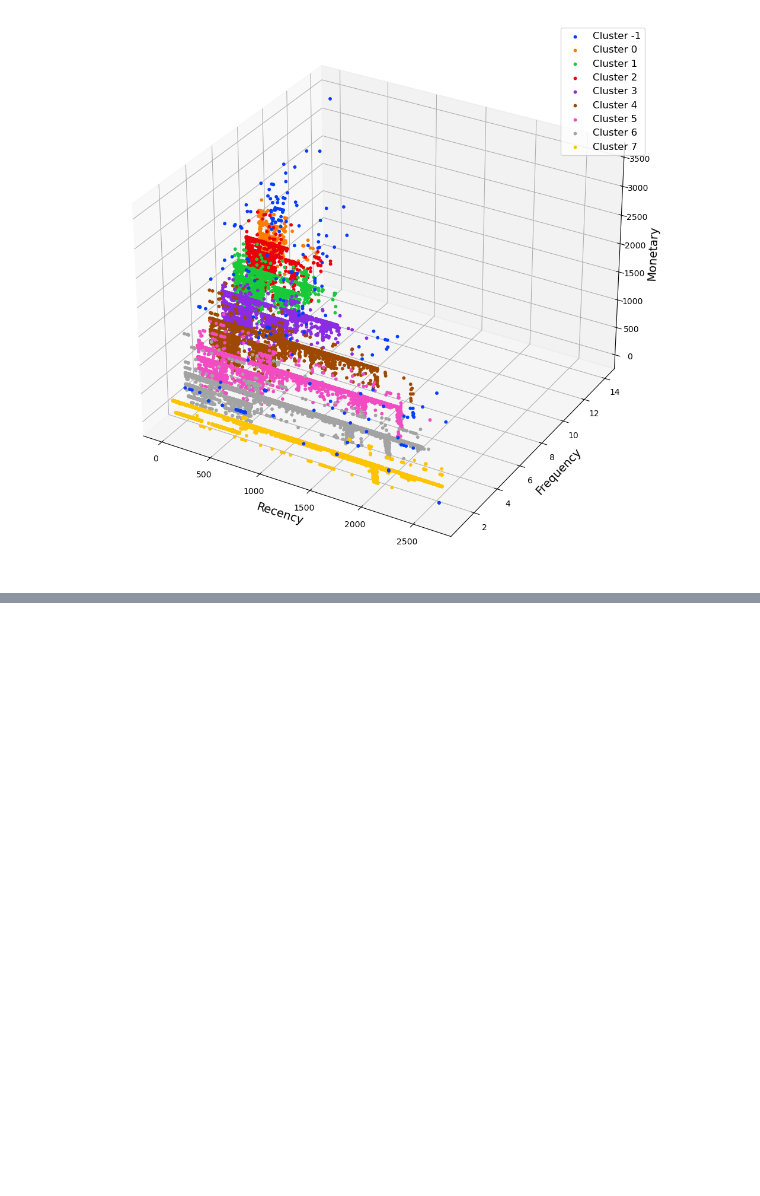
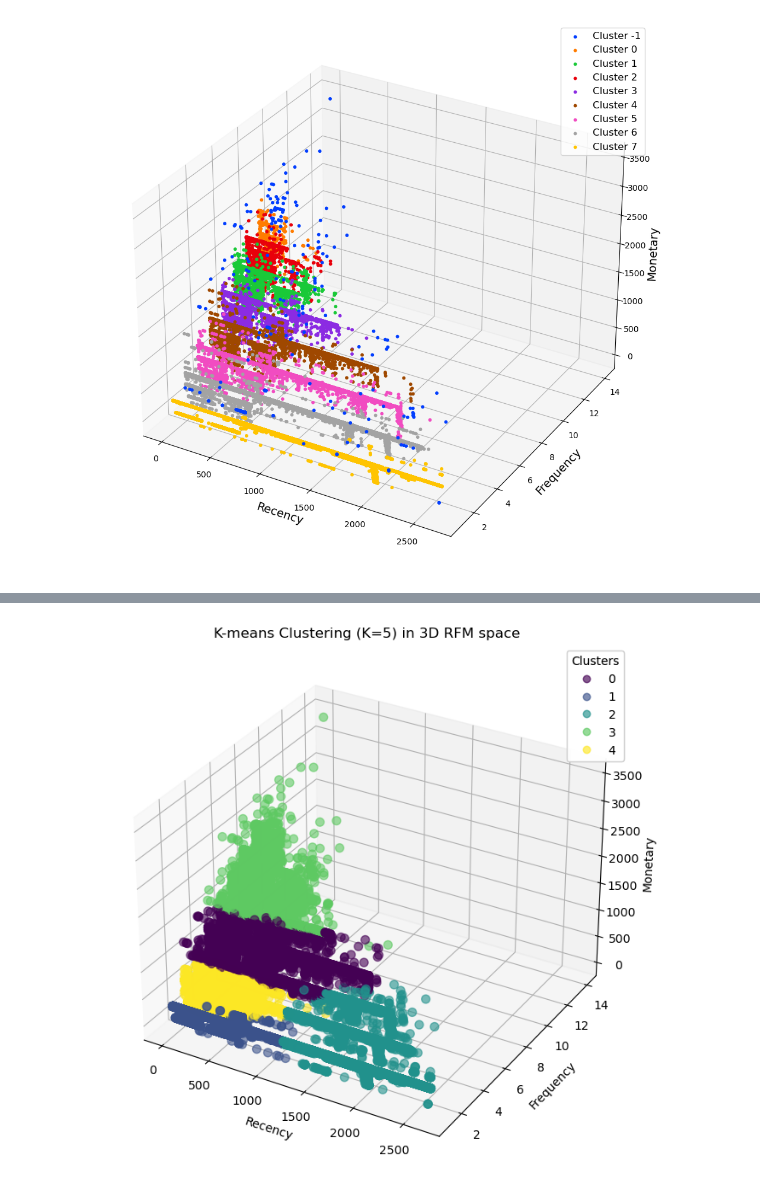
Before and after one commit to jiackylee/RFM-CLV-CHURN-DATA, a Jupyter notebook: merged_data_RFM.ipynb, the cells around one changed output, grey strips where cells are left out. Cells and saved outputs as stored; diff of their text form; code cells hidden in the pictures; blank space fills up the shorter version.

```diff
--- a/merged_data_RFM.ipynb
+++ b/merged_data_RFM.ipynb
@@ -348,3 +348,22 @@ dx.legend(fontsize=12)
 plt.show()
 # %% [output]
 [figure]
+# %%
+from sklearn.cluster import KMeans
+from sklearn.metrics import silhouette_score
+
+# Step 1: Data preprocessing
+rfm_values = rfm[['Recency', 'Frequency', 'Monetary']].values
+rfm_scaled_values = scaler.transform(rfm_values)
+
+# Step 2: Run K-means clustering
+k = 5
+kmeans = KMeans(n_clusters=k, random_state=42)
+rfm['KMeans_Cluster'] = kmeans.fit_predict(rfm_scaled_values)
+
+# Step 3: Evaluate the clusters
+silhouette_avg = silhouette_score(rfm_scaled_values, rfm['KMeans_Cluster'])
+
+# Cluster counts and silhouette score
+cluster_counts = rfm['KMeans_Cluster'].value_counts()
+cluster_counts, silhouette_avg
@@ -350,0 +378,30 @@ plt.show()
+# %%
+# 对结果进行3D可视化处理
+
+import matplotlib.pyplot as plt
+
+fig = plt.figure(figsize=(10, 8))
+ax = fig.add_subplot(111, projection='3d')
+
+# Scatter plot
+scatter = ax.scatter(rfm['Recency'],
+                     rfm['Frequency'],
+                     rfm['Monetary'],
+                     c=rfm['KMeans_Cluster'],
+                     cmap='viridis',
+                     alpha=0.6,
+                     s=50)
+
+# Title and labels
+ax.set_title("K-means Clustering (K=5) in 3D RFM space")
+ax.set_xlabel("Recency")
+ax.set_ylabel("Frequency")
+ax.set_zlabel("Monetary")
+
+# Legend
+legend1 = ax.legend(*scatter.legend_elements(), title="Clusters")
+ax.add_artist(legend1)
+
+plt.show()
+# %% [output]
+[figure, added]
```
Also changed, not shown: parts of 6 cells of this notebook.
